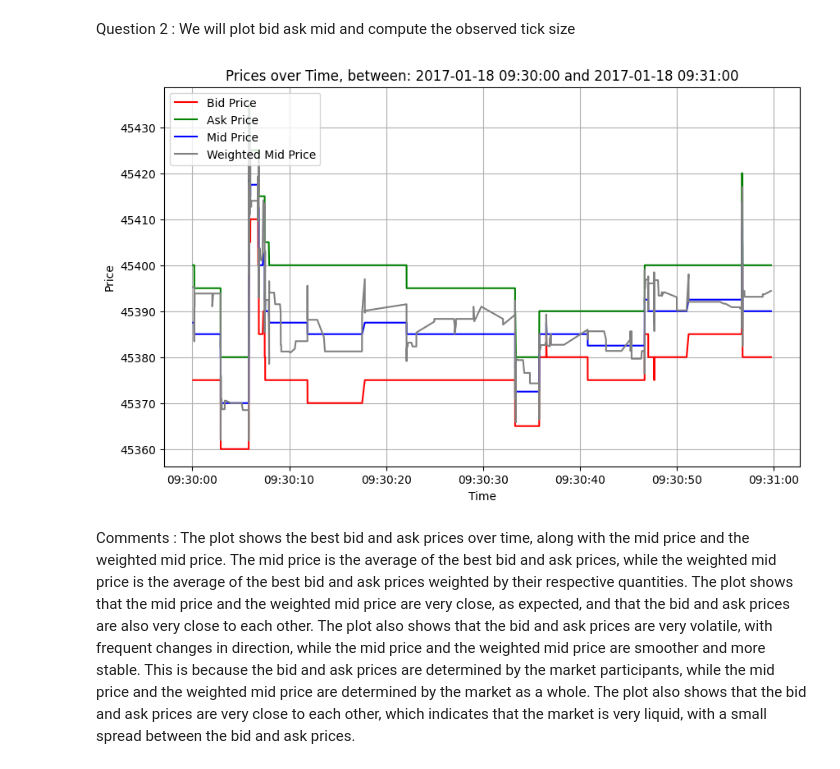
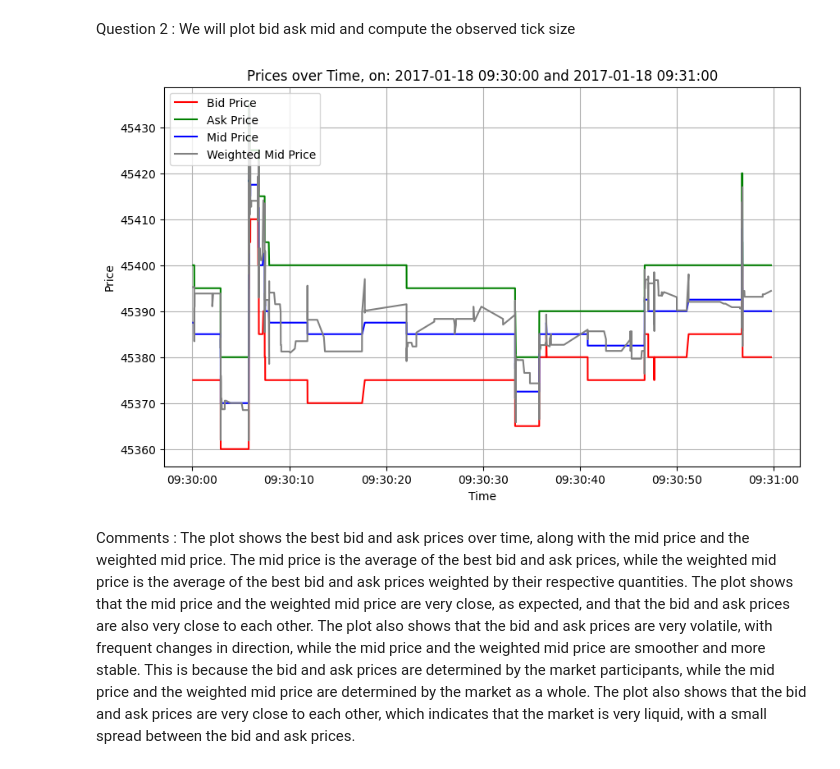
Before and after one commit to ethantrentin/High-Frequency-Data-Limit-Order-Books, a Jupyter notebook: DHF-LAB1-BOISTARD-ROCHE-TRENTIN.ipynb, the cells around one changed output. Cells and saved outputs as stored; diff of their text form; code cells hidden in the pictures.

```diff
--- a/DHF-LAB1-BOISTARD-ROCHE-TRENTIN.ipynb
+++ b/DHF-LAB1-BOISTARD-ROCHE-TRENTIN.ipynb
@@ -121,31 +121,31 @@ filename_df['weighted_mid_price'] = (
 # %%
 # question 2 : Plot the best bid and ask prices over time, and mid price
 
 #### params ####
 start_time = pd.Timestamp("2017-01-18 09:30:00")
 end_time = pd.Timestamp("2017-01-18 09:31:00")
 ################
 
 subset_df = filename_df[(filename_df['ets'] >= start_time) &
                         (filename_df['ets'] <= end_time)]
 
 fig, ax1 = plt.subplots(figsize=(10,6))
 ax1.plot(subset_df['ets'], subset_df['bp0'], color = "r", label="Bid Price")
 ax1.plot(subset_df['ets'], subset_df['ap0'], color = "g", label="Ask Price")
 ax1.plot(subset_df['ets'], subset_df['mid_price'],  color = "b", label="Mid "
                                                                        "Price")
 ax1.plot(subset_df['ets'], subset_df['weighted_mid_price'], color = "gray",
          label="Weighted Mid Price")
 
 ax1.set_xlabel("Time")
 ax1.set_ylabel("Price")
 
 ax1.legend(loc='upper left')
-plt.title("Prices over Time, between: " + str(start_time) + " and " +
+plt.title("Prices over Time, on: " + str(start_time) + " and " +
           str(end_time))
 plt.grid(True)
 plt.show()
 # %% [output]
-[figure, old version]
+[figure, new version]
 # %% [markdown]
 Comments : The plot shows the best bid and ask prices over time, along with the mid price and the weighted mid price. The mid price is the average of the best bid and ask prices, while the weighted mid price is the average of the best bid and ask prices weighted by their respective quantities. The plot shows that the mid price and the weighted mid price are very close, as expected, and that the bid and ask prices are also very close to each other. The plot also shows that the bid and ask prices are very volatile, with frequent changes in direction, while the mid price and the weighted mid price are smoother and more stable. This is because the bid and ask prices are determined by the market participants, while the mid price and the weighted mid price are determined by the market as a whole. The plot also shows that the bid and ask prices are very close to each other, which indicates that the market is very liquid, with a small spread between the bid and ask prices.
```
Also changed, not shown: parts of 5 cells of this notebook.
